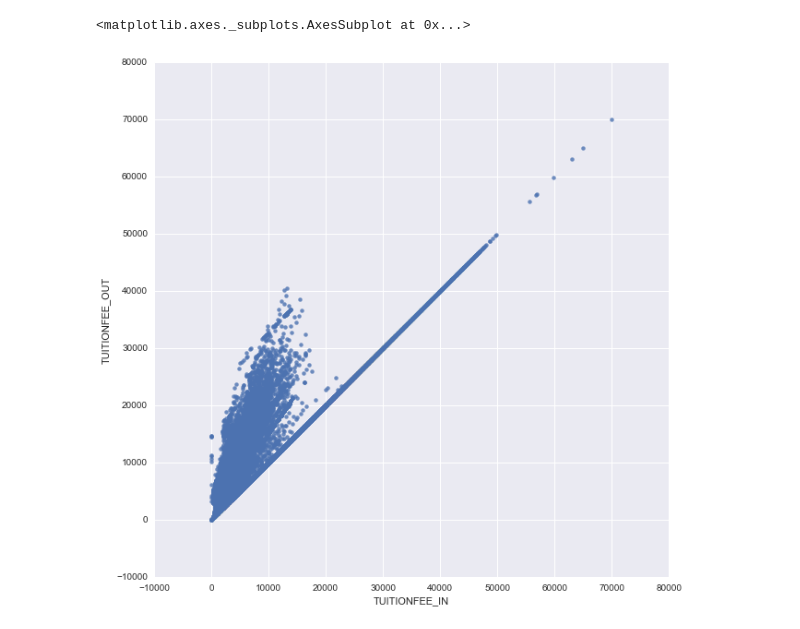
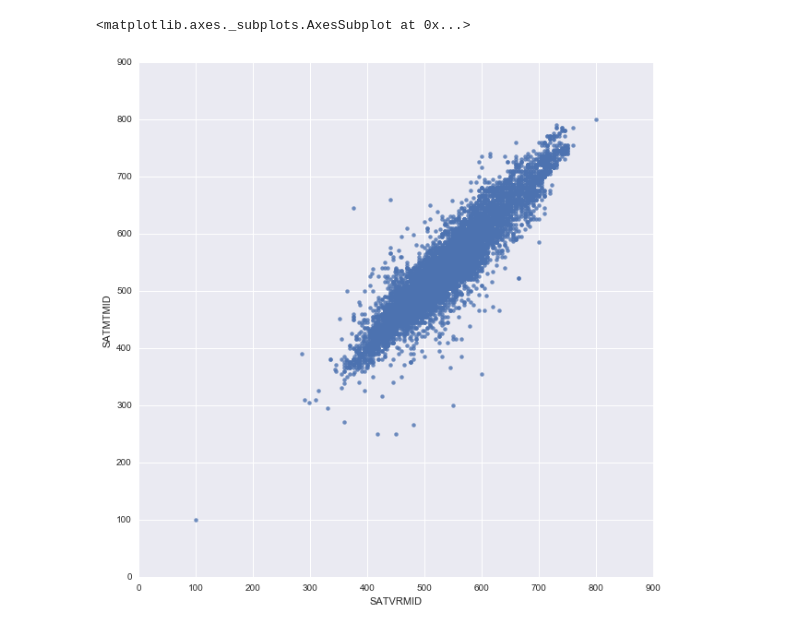
Before and after one commit to nhabib114/udacity, a Jupyter notebook: scorecard.ipynb, the cells around one changed output. Drawn from its saved outputs; the diff is of its cells as text; code cells hidden in the pictures.

```diff
--- a/scorecard.ipynb
+++ b/scorecard.ipynb
@@ -9,7 +9,7 @@ from sklearn import linear_model
 from sklearn import preprocessing
 from sklearn.metrics import r2_score
 # %%
-sqlite_file = 'database.sqlite'
+sqlite_file = 'scorecard/database.sqlite'
 con = sqlite3.connect(sqlite_file)
 df = pd.read_sql_query("SELECT INSTNM, ZIP, LATITUDE, LONGITUDE, TUITFTE, INEXPFTE, AVGFACSAL, TUITIONFEE_IN, TUITIONFEE_OUT, CONTROL,\
                         mn_earn_wne_p10, md_earn_wne_p10, sd_earn_wne_p10, pct25_earn_wne_p10, pct75_earn_wne_p10,\
@@ -19,7 +19,7 @@ df = pd.read_sql_query("SELECT INSTNM, ZIP, LATITUDE, LONGITUDE, TUITFTE, INEXPF
 con.close()
 # %%
 plt.figure(figsize=(10,10))
-sns.regplot(df.TUITIONFEE_IN, df.TUITIONFEE_OUT, scatter = True, fit_reg = False)
+sns.regplot(df.SATVRMID, df.SATMTMID, scatter = True, fit_reg = False)
 # %% [output]
 <matplotlib.axes._subplots.AxesSubplot at 0x...>
-[figure, old version]
+[figure, new version]
```
